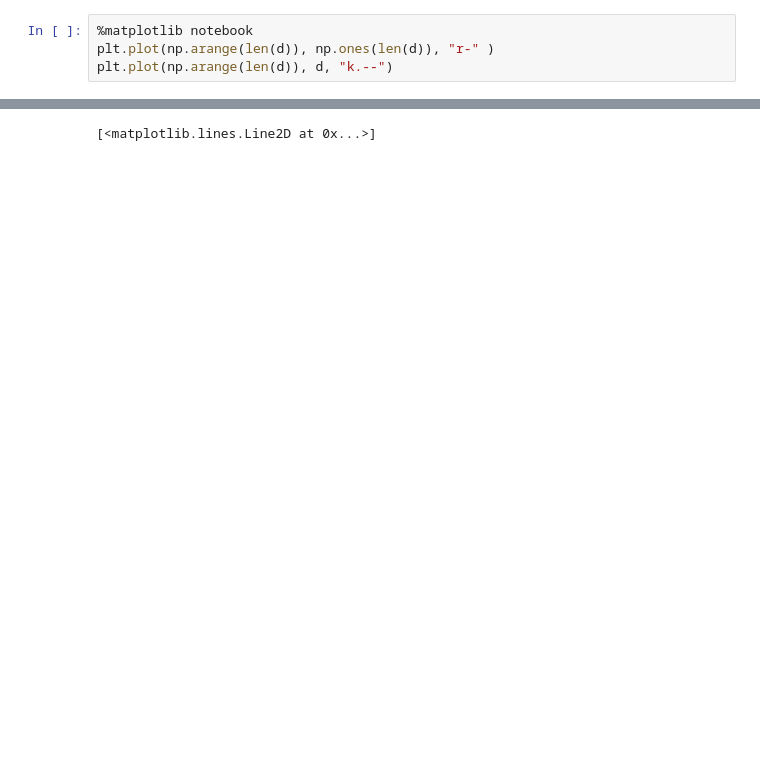
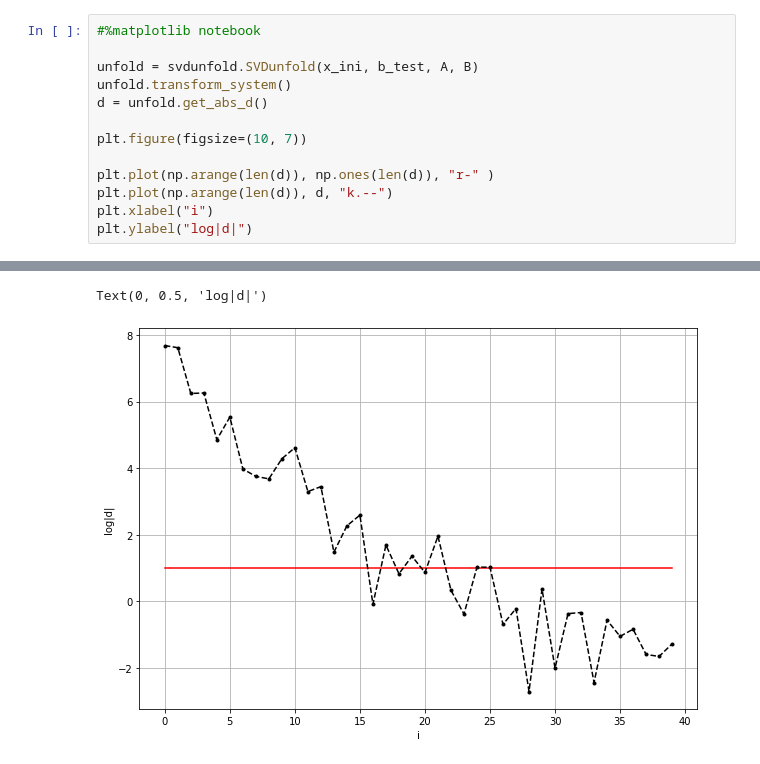
Before and after one commit to dim02/svdUnfold, a Jupyter notebook: svdUnfold.ipynb, the cells around one changed output, grey strips where cells are left out. Saved outputs shown, nothing was run; the diff lists cells and outputs as text; blank space fills up the shorter version.

```diff
--- a/svdUnfold.ipynb
+++ b/svdUnfold.ipynb
@@ -92,5 +85,14 @@ U, S, VT shapes:  (30, 30) (30,) (30, 30)
 # %%
-%matplotlib notebook
+#%matplotlib notebook
+
+unfold = svdunfold.SVDunfold(x_ini, b_test, A, B)
+unfold.transform_system()
+d = unfold.get_abs_d()
+
+plt.figure(figsize=(10, 7))
+
 plt.plot(np.arange(len(d)), np.ones(len(d)), "r-" )
 plt.plot(np.arange(len(d)), d, "k.--")
+plt.xlabel("i")
+plt.ylabel("log|d|")
 # %% [output]
@@ -99,2 +99,3 @@ plt.plot(np.arange(len(d)), d, "k.--")
-[<matplotlib.lines.Line2D at 0x...>]
+Text(0, 0.5, 'log|d|')
+[figure, added]
 # %%
```
Also changed, not shown: parts of 9 cells of this notebook, 1 other file.
